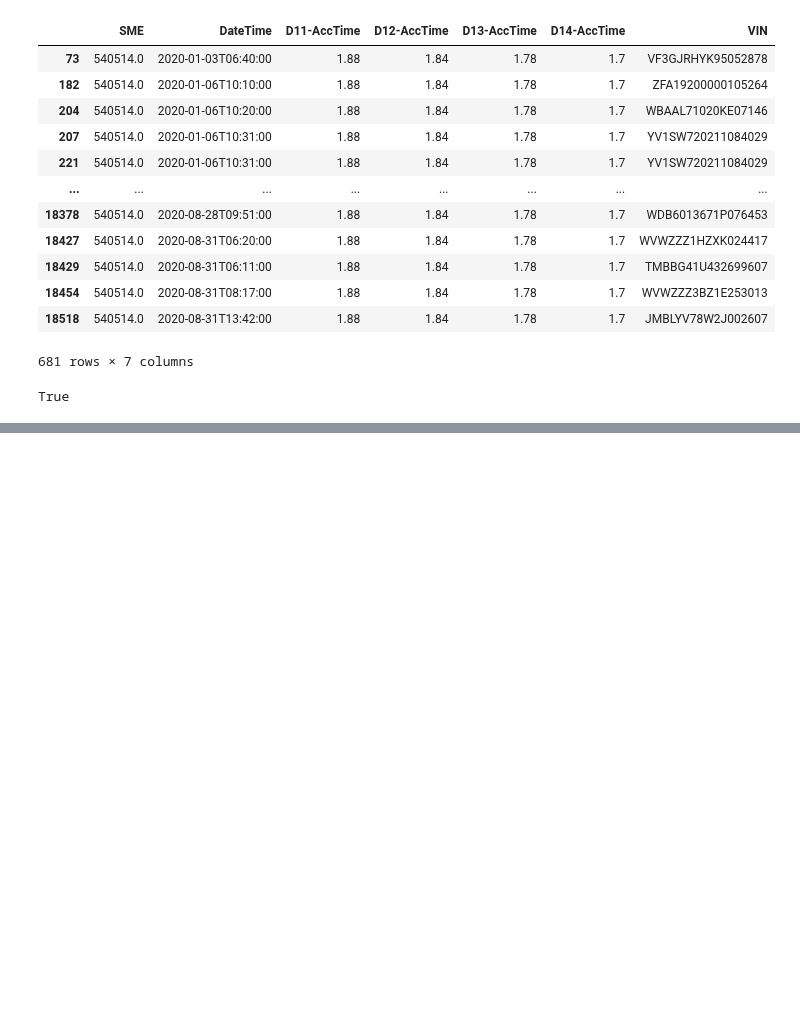
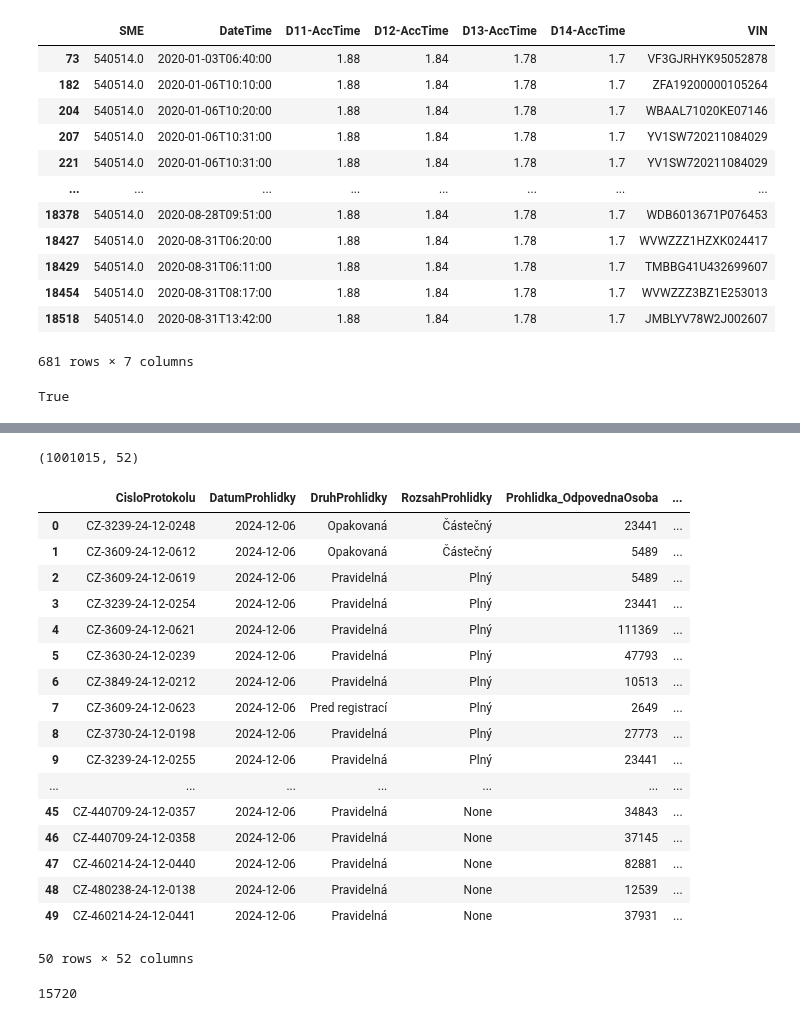
Before and after one commit to opendatalabcz/emissions-data-analysis-cz, a Jupyter notebook: kod/helper.ipynb, the cells around one changed output, grey strips where cells are left out. Cells and saved outputs as stored; diff of their text form; code cells hidden in the pictures; blank space fills up the shorter version.

```diff
--- a/kod/helper.ipynb
+++ b/kod/helper.ipynb
@@ -74,0 +129,27 @@ shape: (1, 98)
+# %%
+df = get_sample(Path(r'kod\data\prohlidky_vozidel_stk_a_sme\parquet\prohlidky'), prohlidky_schema)
+short_display(df)
+# %% [output]
+(1001015, 52)
+|  | CisloProtokolu | DatumProhlidky | DruhProhlidky | RozsahProhlidky | Prohlidka_OdpovednaOsoba | ... |
+| 0 | CZ-3239-24-12-0248 | 2024-12-06 | Opakovaná | Částečný | 23441 | ... |
+| 1 | CZ-3609-24-12-0612 | 2024-12-06 | Opakovaná | Částečný | 5489 | ... |
+| 2 | CZ-3609-24-12-0619 | 2024-12-06 | Pravidelná | Plný | 5489 | ... |
+| 3 | CZ-3239-24-12-0254 | 2024-12-06 | Pravidelná | Plný | 23441 | ... |
+| 4 | CZ-3609-24-12-0621 | 2024-12-06 | Pravidelná | Plný | 111369 | ... |
+| 5 | CZ-3630-24-12-0239 | 2024-12-06 | Pravidelná | Plný | 47793 | ... |
+| 6 | CZ-3849-24-12-0212 | 2024-12-06 | Pravidelná | Plný | 10513 | ... |
+| 7 | CZ-3609-24-12-0623 | 2024-12-06 | Pred registrací | Plný | 2649 | ... |
+| 8 | CZ-3730-24-12-0198 | 2024-12-06 | Pravidelná | Plný | 27773 | ... |
+| 9 | CZ-3239-24-12-0255 | 2024-12-06 | Pravidelná | Plný | 23441 | ... |
+| ... | ... | ... | ... | ... | ... | ... |
+| 45 | CZ-440709-24-12-0357 | 2024-12-06 | Pravidelná | None | 34843 | ... |
+| 46 | CZ-440709-24-12-0358 | 2024-12-06 | Pravidelná | None | 37145 | ... |
+| 47 | CZ-460214-24-12-0440 | 2024-12-06 | Pravidelná | None | 82881 | ... |
+| 48 | CZ-480238-24-12-0138 | 2024-12-06 | Pravidelná | None | 12539 | ... |
+| 49 | CZ-460214-24-12-0441 | 2024-12-06 | Pravidelná | None | 37931 | ... |
+50 rows × 52 columns
+# %%
+df['MericiPristroj_OBD'].null_count()
+# %% [output]
+15720
```
Also changed, not shown: parts of 4 cells of this notebook, 4 other files.
